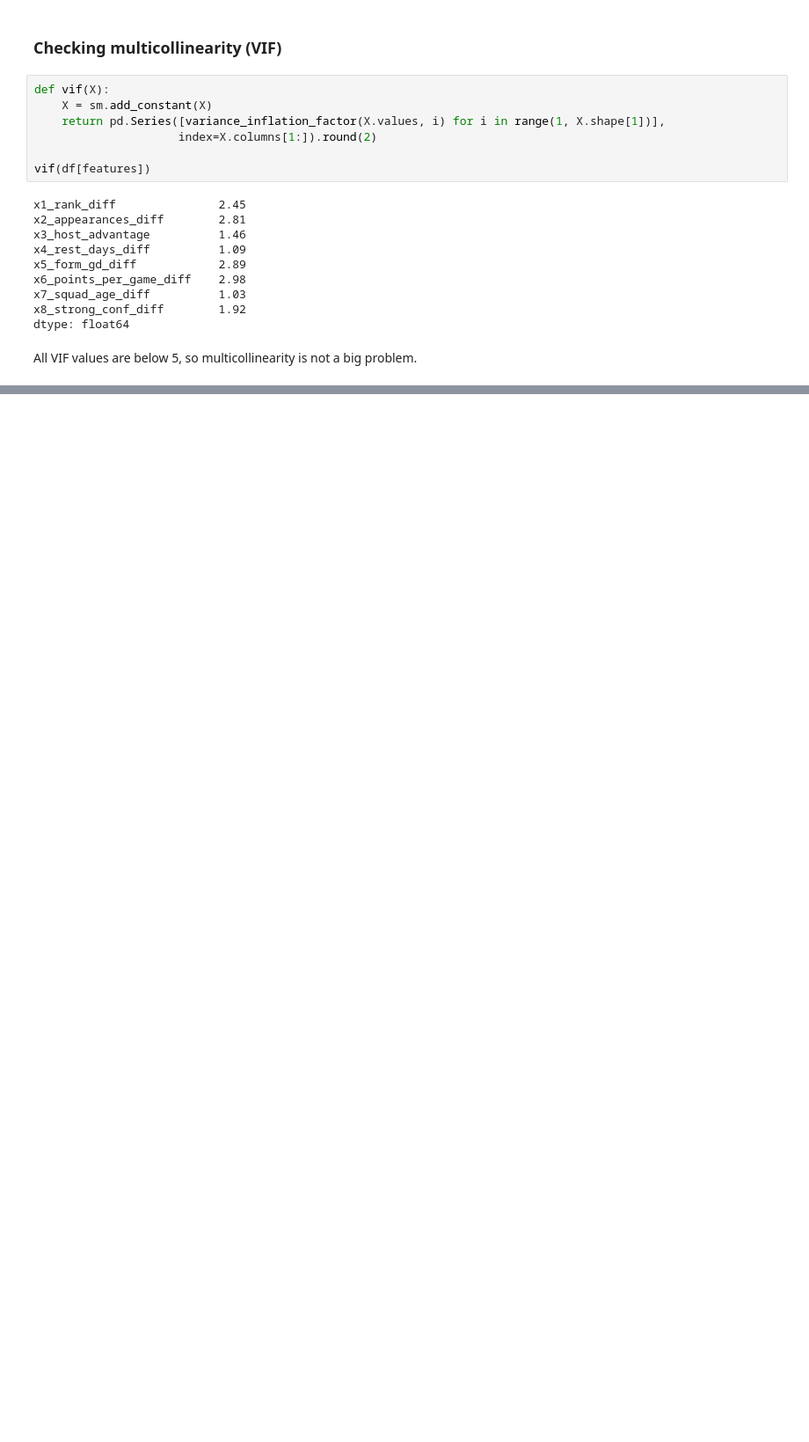
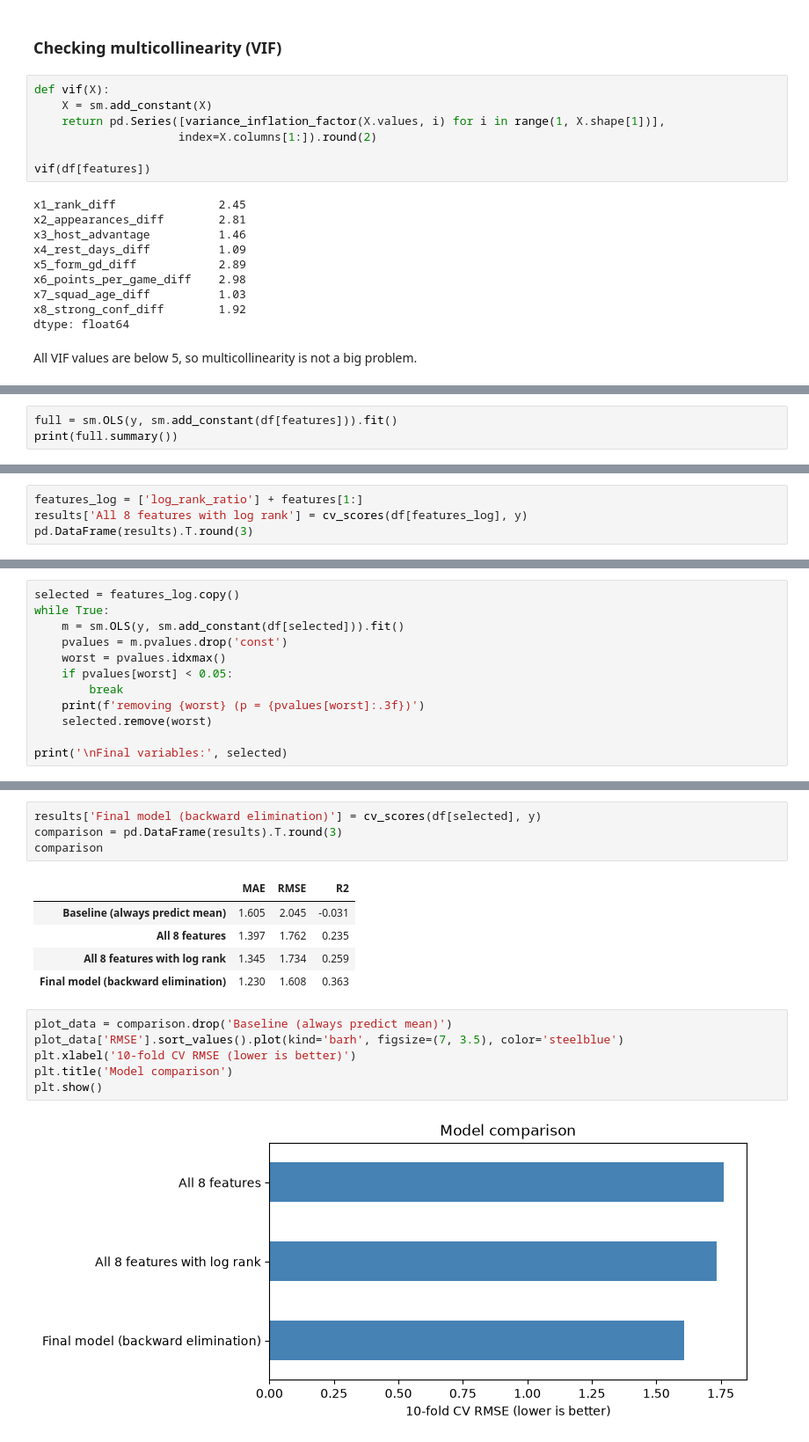
Before and after one commit to Rakebun-Lucky/HIT140_Sydney_30_Assessment_3, a Jupyter notebook: linear_regression_2.1/LR2_1_part1_data_eda.ipynb, the cells around one changed output, grey strips where cells are left out. Shown at 88% size. Saved outputs shown, nothing was run; the diff lists cells and outputs as text; blank space fills up the shorter version.

```diff
--- a/linear_regression_2.1/LR2_1_part1_data_eda.ipynb
+++ b/linear_regression_2.1/LR2_1_part1_data_eda.ipynb
@@ -240,0 +274,3 @@ All VIF values are below 5, so multicollinearity is not a big problem.
+# %%
+full = sm.OLS(y, sm.add_constant(df[features])).fit()
+print(full.summary())
@@ -240,0 +298,4 @@ All VIF values are below 5, so multicollinearity is not a big problem.
+# %%
+features_log = ['log_rank_ratio'] + features[1:]
+results['All 8 features with log rank'] = cv_scores(df[features_log], y)
+pd.DataFrame(results).T.round(3)
@@ -240,0 +310,12 @@ All VIF values are below 5, so multicollinearity is not a big problem.
+# %%
+selected = features_log.copy()
+while True:
+    m = sm.OLS(y, sm.add_constant(df[selected])).fit()
+    pvalues = m.pvalues.drop('const')
+    worst = pvalues.idxmax()
+    if pvalues[worst] < 0.05:
+        break
+    print(f'removing {worst} (p = {pvalues[worst]:.3f})')
+    selected.remove(worst)
+
+print('\nFinal variables:', selected)
@@ -240,0 +332,18 @@ All VIF values are below 5, so multicollinearity is not a big problem.
+# %%
+results['Final model (backward elimination)'] = cv_scores(df[selected], y)
+comparison = pd.DataFrame(results).T.round(3)
+comparison
+# %% [output]
+|  | MAE | RMSE | R2 |
+| Baseline (always predict mean) | 1.605 | 2.045 | -0.031 |
+| All 8 features | 1.397 | 1.762 | 0.235 |
+| All 8 features with log rank | 1.345 | 1.734 | 0.259 |
+| Final model (backward elimination) | 1.230 | 1.608 | 0.363 |
+# %%
+plot_data = comparison.drop('Baseline (always predict mean)')
+plot_data['RMSE'].sort_values().plot(kind='barh', figsize=(7, 3.5), color='steelblue')
+plt.xlabel('10-fold CV RMSE (lower is better)')
+plt.title('Model comparison')
+plt.show()
+# %% [output]
+[figure, added]
```
Also changed, not shown: parts of 38 cells of this notebook.
